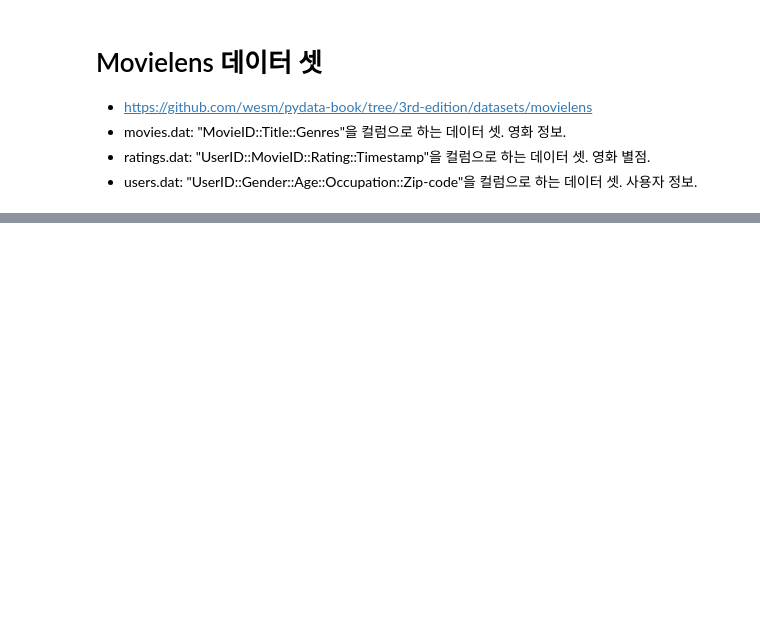
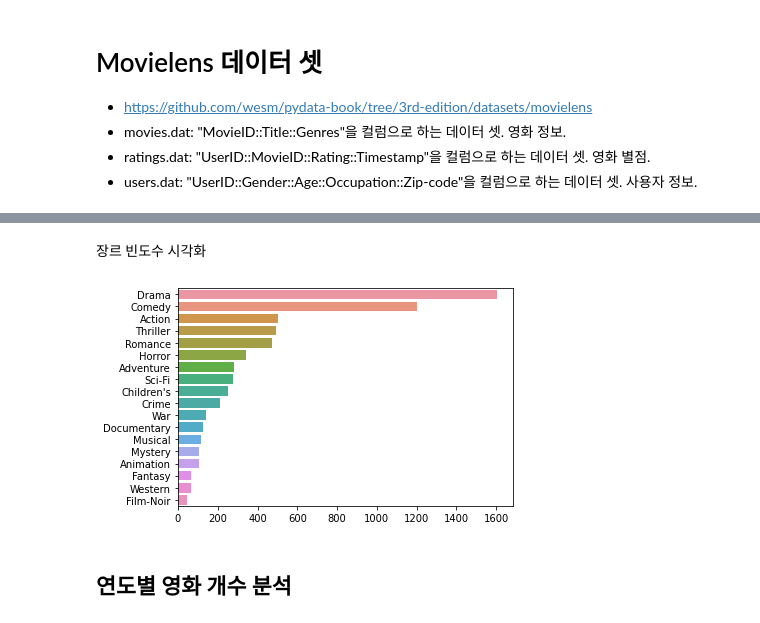
Before and after one commit to JakeOh/202208_itw_java134_lab_python, a Jupyter notebook: py25_movielens.ipynb, the cells around one changed output, grey strips where cells are left out. Drawn from its saved outputs; the diff is of its cells as text; code cells hidden in the pictures; blank space fills up the shorter version.

```diff
--- a/py25_movielens.ipynb
+++ b/py25_movielens.ipynb
@@ -16,0 +28,3 @@ import seaborn as sns
+# %%
+# movies 데이터프레임의 컬럼 이름
+movies_colnames = ['movie_id', 'title', 'genres']
@@ -16,0 +168,9 @@ import seaborn as sns
+# %% [markdown]
+장르 빈도수 시각화
+# %%
+sns.barplot(y=genre_counts.index, x=genre_counts.values)
+plt.show()
+# %% [output]
+[figure, added]
+# %% [markdown]
+## 연도별 영화 개수 분석
```
Also changed, not shown: parts of 29 cells of this notebook.
